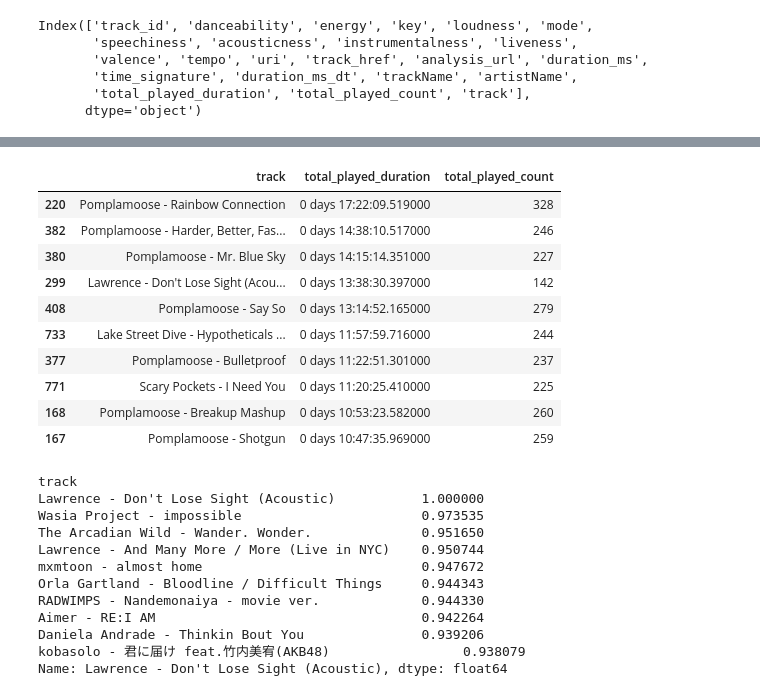
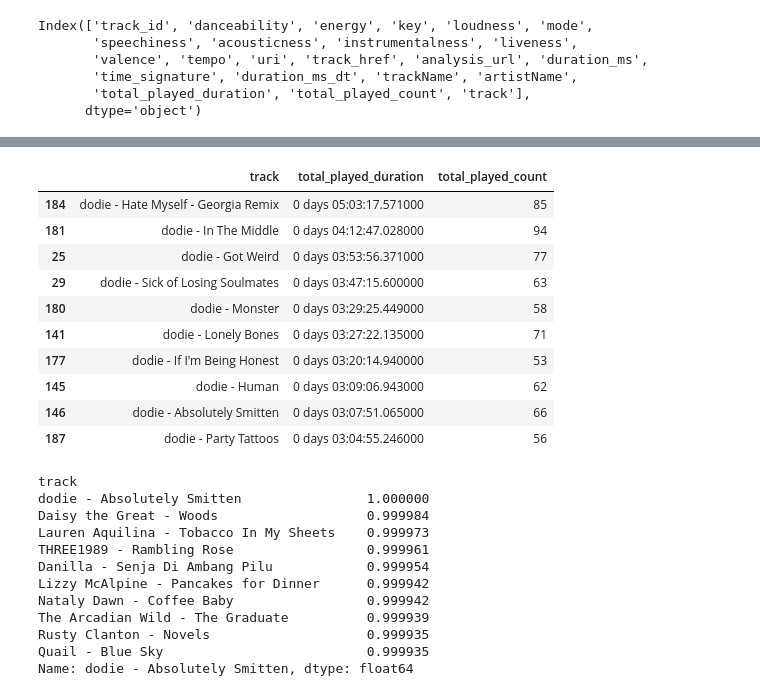
Before and after one commit to nazhifkojaz/spotify-data-analyis, a Jupyter notebook: spotify_analysis.ipynb, the cells around one changed output, grey strips where cells are left out. Saved outputs shown, nothing was run; the diff lists cells and outputs as text; code cells hidden in the pictures.

```diff
--- a/spotify_analysis.ipynb
+++ b/spotify_analysis.ipynb
@@ -20,6 +20,7 @@ import seaborn as sns
 # %%
 # increase default row display
 pd.set_option('display.max_rows', 1000)
+pd.set_option('display.max_columns', 100)
 # %%
 df_streaming_data = pd.read_csv('datasets/streaming_data.csv')
 # %%
@@ -371,34 +383,34 @@ cosine_similarity_array = cosine_similarity(df_tracks_norm.iloc[:, 3:])
 # %%
 similarity_df = pd.DataFrame(cosine_similarity_array, index=df_tracks['track'], columns=df_tracks['track'])
 # %%
-df_track_data[['track', 'total_played_duration', 'total_played_count']].sort_values(by=['total_played_duration'], ascending=False).head(10)
+df_track_data[['track', 'total_played_duration', 'total_played_count']][df_track_data['artistName'] == 'dodie'].sort_values(by=['total_played_duration'], ascending=False).head(10)
 # %% [output]
 |  | track | total_played_duration | total_played_count |
-| 220 | Pomplamoose - Rainbow Connection | 0 days 17:22:09.519000 | 328 |
-| 382 | Pomplamoose - Harder, Better, Fas... | 0 days 14:38:10.517000 | 246 |
-| 380 | Pomplamoose - Mr. Blue Sky | 0 days 14:15:14.351000 | 227 |
-| 299 | Lawrence - Don't Lose Sight (Acou... | 0 days 13:38:30.397000 | 142 |
-| 408 | Pomplamoose - Say So | 0 days 13:14:52.165000 | 279 |
-| 733 | Lake Street Dive - Hypotheticals ... | 0 days 11:57:59.716000 | 244 |
-| 377 | Pomplamoose - Bulletproof | 0 days 11:22:51.301000 | 237 |
-| 771 | Scary Pockets - I Need You | 0 days 11:20:25.410000 | 225 |
-| 168 | Pomplamoose - Breakup Mashup | 0 days 10:53:23.582000 | 260 |
-| 167 | Pomplamoose - Shotgun | 0 days 10:47:35.969000 | 259 |
+| 184 | dodie - Hate Myself - Georgia Remix | 0 days 05:03:17.571000 | 85 |
+| 181 | dodie - In The Middle | 0 days 04:12:47.028000 | 94 |
+| 25 | dodie - Got Weird | 0 days 03:53:56.371000 | 77 |
+| 29 | dodie - Sick of Losing Soulmates | 0 days 03:47:15.600000 | 63 |
+| 180 | dodie - Monster | 0 days 03:29:25.449000 | 58 |
+| 141 | dodie - Lonely Bones | 0 days 03:27:22.135000 | 71 |
+| 177 | dodie - If I'm Being Honest | 0 days 03:20:14.940000 | 53 |
+| 145 | dodie - Human | 0 days 03:09:06.943000 | 62 |
+| 146 | dodie - Absolutely Smitten | 0 days 03:07:51.065000 | 66 |
+| 187 | dodie - Party Tattoos | 0 days 03:04:55.246000 | 56 |
 # %%
-similarity_df["Lawrence - Don't Lose Sight (Acoustic)"].sort_values(ascending=False).head(10)
+similarity_df["dodie - Absolutely Smitten"].sort_values(ascending=False).head(10)
 # %% [output]
 track
-Lawrence - Don't Lose Sight (Acoustic)           1.000000
-Wasia Project - impossible                       0.973535
-The Arcadian Wild - Wander. Wonder.              0.951650
-Lawrence - And Many More / More (Live in NYC)    0.950744
-mxmtoon - almost home                            0.947672
-Orla Gartland - Bloodline / Difficult Things     0.944343
-RADWIMPS - Nandemonaiya - movie ver.             0.944330
-Aimer - RE:I AM                                  0.942264
-Daniela Andrade - Thinkin Bout You               0.939206
-kobasolo - 君に届け feat.竹内美宥(AKB48)                 0.938079
-Name: Lawrence - Don't Lose Sight (Acoustic), dtype: float64
+dodie - Absolutely Smitten                1.000000
+Daisy the Great - Woods                   0.999984
+Lauren Aquilina - Tobacco In My Sheets    0.999973
+THREE1989 - Rambling Rose                 0.999961
+Danilla - Senja Di Ambang Pilu            0.999954
+Lizzy McAlpine - Pancakes for Dinner      0.999942
+Nataly Dawn - Coffee Baby                 0.999942
+The Arcadian Wild - The Graduate          0.999939
+Rusty Clanton - Novels                    0.999935
+Quail - Blue Sky                          0.999935
+Name: dodie - Absolutely Smitten, dtype: float64
 # %%
 similarity_df.head(5)
 # %% [output]
```
Also changed, not shown: parts of 26 cells of this notebook.
